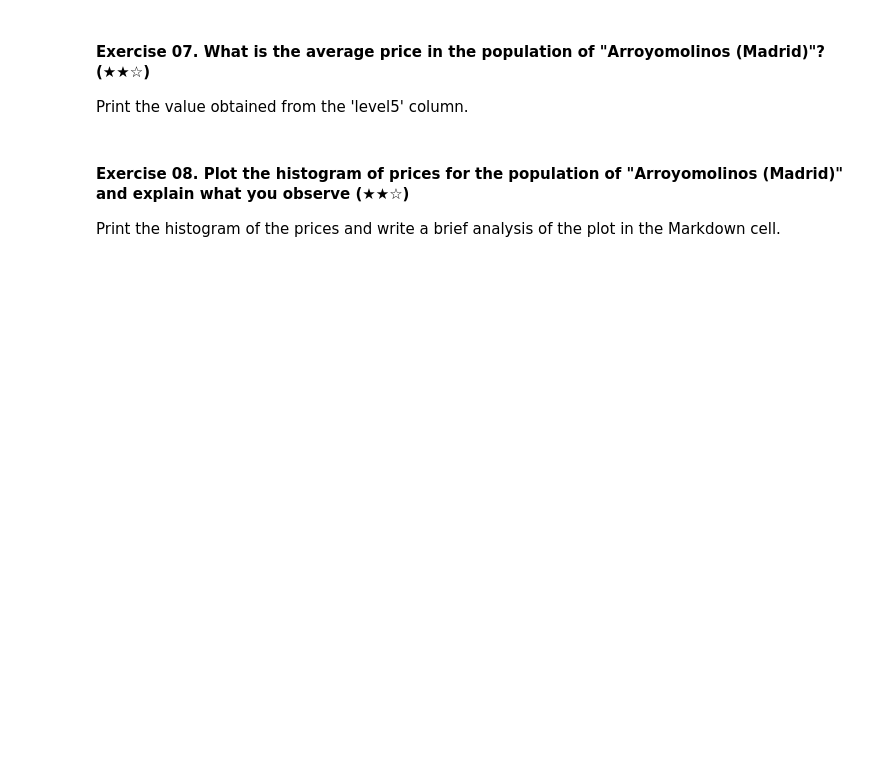
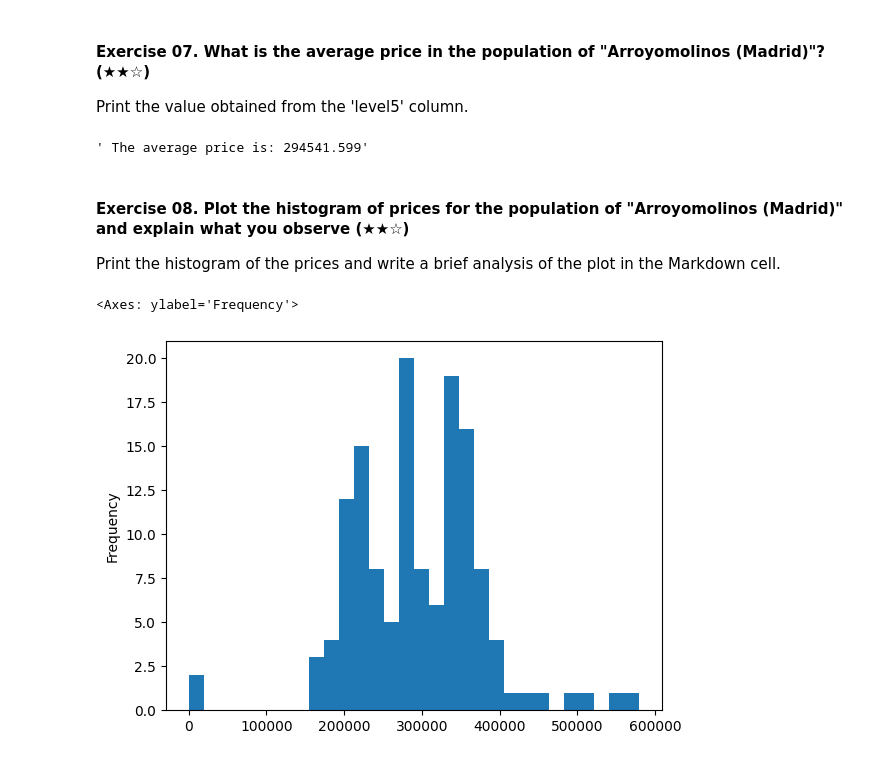
Before and after one commit to sosier01/data-clean-up-pandas-for-beginners-project, a Jupyter notebook: project.ipynb, the cells around one changed output. Drawn from its saved outputs; the diff is of its cells as text; code cells hidden in the pictures; blank space fills up the shorter version.

```diff
--- a/project.ipynb
+++ b/project.ipynb
@@ -68,8 +68,8 @@ Let's get started!
 import pandas as pd
 
 # Leer el archivo CSV
-ds = pd.read_csv('assets/real_estate.csv', sep=';') # Este archivo CSV contiene puntos y comas en lugar de comas como separadores
-ds # mostramos todo
+df = pd.read_csv('assets/real_estate.csv', sep=';') # Este archivo CSV contiene puntos y comas en lugar de comas como separadores
+df # mostramos todo
 # %% [output]
 |  | Unnamed: 0 | id_realEstates | isNew | realEstate_name | phone_realEstate | url_inmueble | rooms | ... |
 | 0 | 1 | 153771986 | False | ferrari 57 inmobiliaria | 912177526.0 | https://www.fotocasa.es/es/compra... | 3.0 | ... |
@@ -147,5 +296,9 @@ Print the value obtained from the 'level5' column.
 # %%
 # TODO
+f" The average price is: {round(df[df['level5'] == 'Arroyomolinos (Madrid)']['price'].mean(), 3)}"
+# dataframes are computationally expensive, maybe don't make a new df for each calculation
+# %% [output]
+' The average price is: 294541.599'
 # %% [markdown]
 #### Exercise 08. Plot the histogram of prices for the population of "Arroyomolinos (Madrid)" and explain what you observe (★★☆)
 
@@ -156,0 +312,7 @@ import matplotlib.pyplot as plt
+# %%
+arro_df = df[df['level5'] == 'Arroyomolinos (Madrid)']
+# %%
+arro_df['price'].plot(kind = 'hist', bins = 30)
+# %% [output]
+<Axes: ylabel='Frequency'>
+[figure, added]
```
Also changed, not shown: parts of 17 cells of this notebook.
